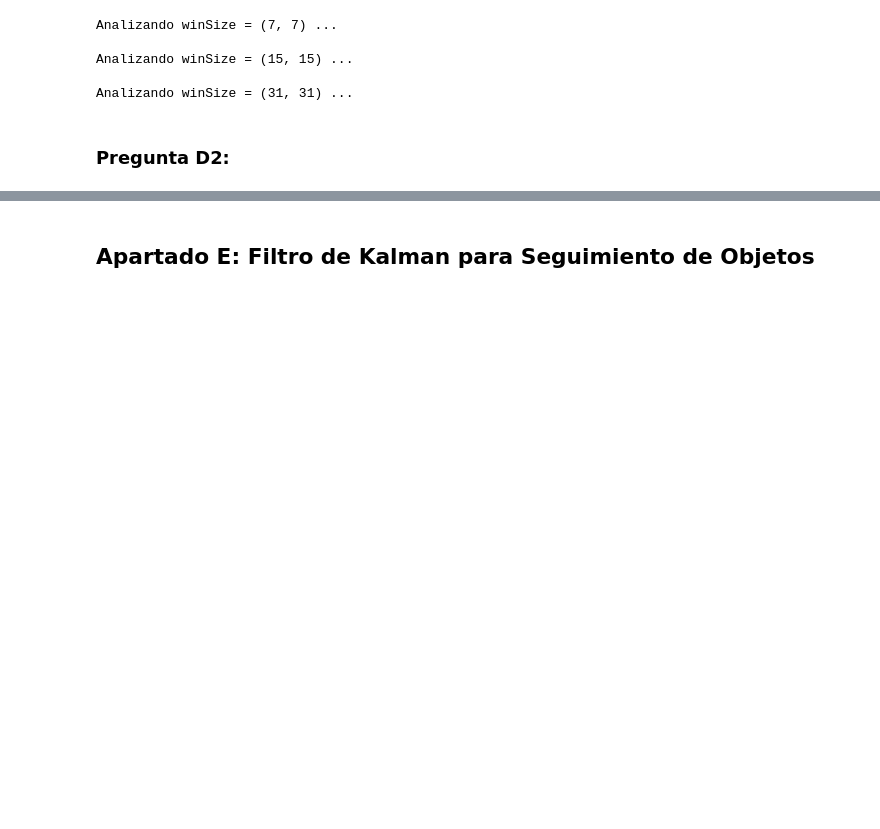
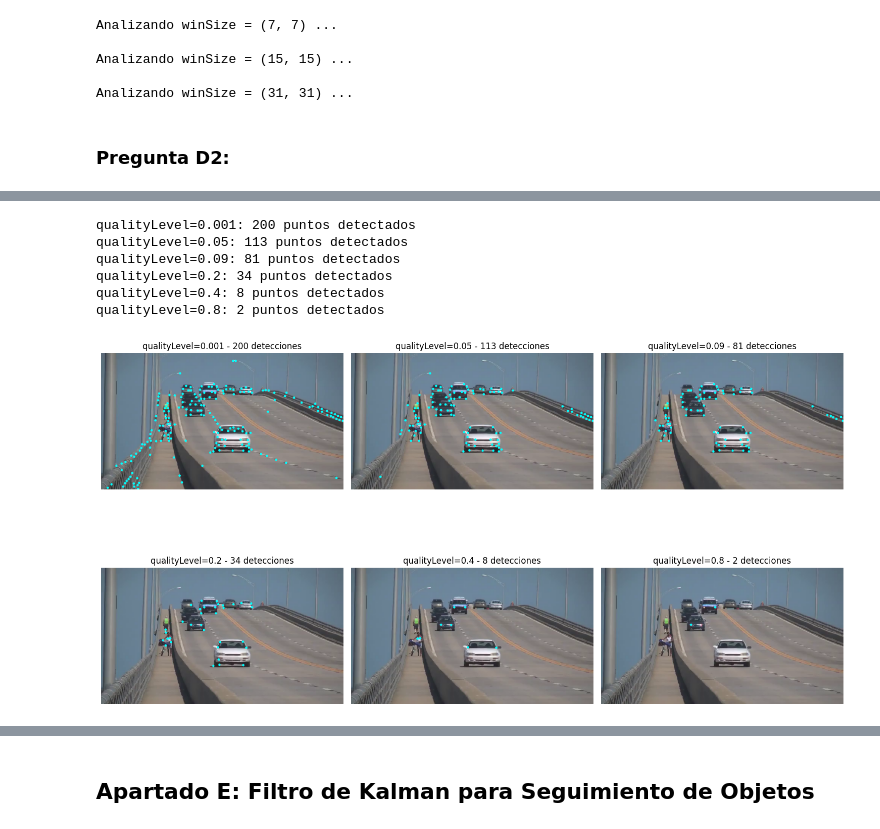
Before and after one commit to andresgilvicente/computer-vision-I-labs, a Jupyter notebook: Lab_4/src/partC.ipynb, the cells around one changed output, grey strips where cells are left out. Saved outputs shown, nothing was run; the diff lists cells and outputs as text; code cells hidden in the pictures; blank space fills up the shorter version.

```diff
--- a/Lab_4/src/partC.ipynb
+++ b/Lab_4/src/partC.ipynb
@@ -543,6 +543,7 @@ p0.shape
 #TODO: Use a loop to track the points of interest in the rest of the frames
 
 # Create a mask image for drawing purposes
+frame = frames[0]
 mask = np.zeros_like(frame)
 
 for i, frame in enumerate(frames[1:]):
@@ -569,7 +570,7 @@ for i, frame in enumerate(frames[1:]):
     p0 = good_new.reshape(-1, 1, 2)
 
     # Show the frame with the tracks
-    cv2.imshow('Frame', cv2.add(input_frame, mask))
+    cv2.imshow('Visualizacion Flujo Optico', cv2.add(input_frame, mask))
     key = cv2.waitKey(1)
     if key == ord('q'):
         break
@@ -815,0 +671,49 @@ Analizando qualityLevel = 0.7 ...
+# %%
+# Usamos el primer frame del vídeo ya cargado
+import matplotlib.pyplot as plt
+
+frame0 = frames[0]
+gray = cv2.cvtColor(frame0, cv2.COLOR_BGR2GRAY)
+
+quality_levels = [0.001, 0.05, 0.09, 0.2, 0.4, 0.8]
+maxCorners = 200
+minDistance = 7
+blockSize = 7
+
+plt.figure(figsize=(15, 10))
+
+for idx, ql in enumerate(quality_levels):
+    pts = cv2.goodFeaturesToTrack(
+        gray,
+        maxCorners=maxCorners,
+        qualityLevel=ql,
+        minDistance=minDistance,
+        blockSize=blockSize
+    )
+
+    vis = frame0.copy()
+    if pts is not None:
+        pts_int = np.intp(pts)
+        for x, y in pts_int.reshape(-1, 2):
+            cv2.circle(vis, (x, y), 3, (255, 255, 0), -1)
+
+        print(f"qualityLevel={ql}: {len(pts_int)} puntos detectados")
+    else:
+        print(f"qualityLevel={ql}: 0 puntos detectados")
+
+    vis_rgb = cv2.cvtColor(vis, cv2.COLOR_BGR2RGB)
+    plt.subplot(2, 3, idx + 1)
+    plt.imshow(vis_rgb)
+    plt.title(f"qualityLevel={ql} - {len(pts_int)} detecciones")
+    plt.axis("off")
+
+plt.tight_layout()
+plt.show()
+# %% [output]
+qualityLevel=0.001: 200 puntos detectados
+qualityLevel=0.05: 113 puntos detectados
+qualityLevel=0.09: 81 puntos detectados
+qualityLevel=0.2: 34 puntos detectados
+qualityLevel=0.4: 8 puntos detectados
+qualityLevel=0.8: 2 puntos detectados
+[figure, added]
```
Also changed, not shown: parts of 8 cells of this notebook, 7 other files.
